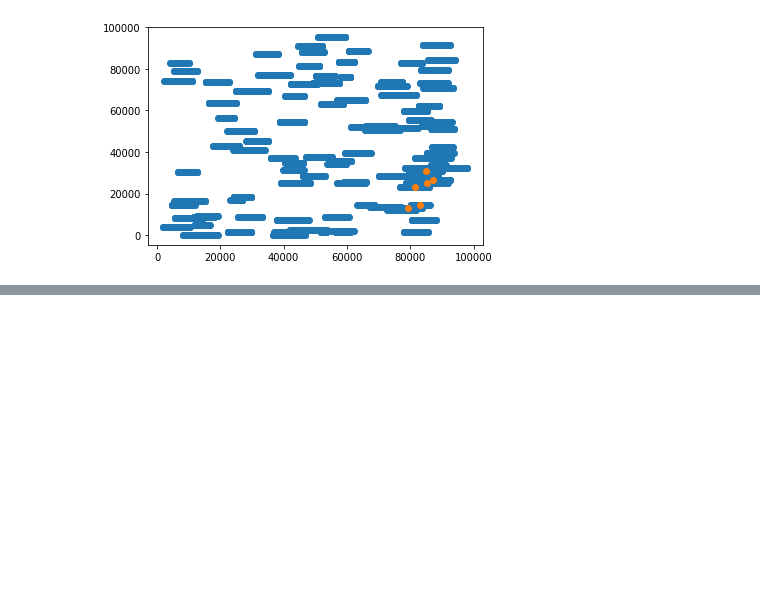
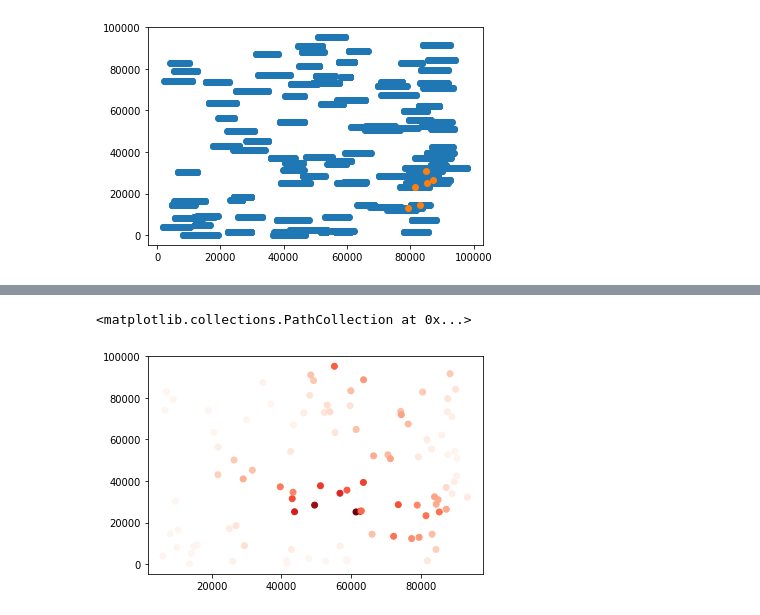
Before and after one commit to fang-helen/Final-Project-FRI, a Jupyter notebook: Final Project FRI.ipynb, the cells around one changed output, grey strips where cells are left out. Saved outputs shown, nothing was run; the diff lists cells and outputs as text; code cells hidden in the pictures; blank space fills up the shorter version.

```diff
--- a/Final Project FRI.ipynb
+++ b/Final Project FRI.ipynb
@@ -248,0 +268,40 @@ plt.scatter(easting, northing, c = oilSat, cmap = "Reds")
+# %%
+# Marco and I assume H is thickness
+# E prime = E / (1 - v**2)
+# w = (2H / E prime) * p
+# w * L = A
+# then grab OOIP and RR for wells :)
+def ePrime(E, v):
+    return E / (1 - (v ** 2))
+E = []
+for name in df['well name'].values:
+    index = list(df['well name'].values).index(name)
+    E.append(ePrime(df.iloc[index]["average youngs modulus"], df.iloc[index]["average poissons ratio"]))
+df['average plane strain'] = E
+# %%
+def width(H, E, P):
+    return ((2 * H * P) / E)
+W = []
+for name in df['well name'].values:
+    index = list(df['well name'].values).index(name)
+    W.append(width(df.iloc[index]["average thickness"], df.iloc[index]["average plane strain"], df.iloc[index]['average pressure (Pa)']))
+df['average width'] = W
+A = []
+for name in df['well name'].values:
+    index = list(df['well name'].values).index(name)
+    A.append(df.iloc[index]['average width'] *df.iloc[index]['length of well'])
+df['area'] = A
+# %%
+def OOIP(A, H, P, O):
+    return 7758 * A * H * P * O / (1.6 * 43560)
+ooip = []
+for name in df['well name'].values:
+    index = list(df['well name'].values).index(name)
+    ooip.append(OOIP(df.iloc[index]["area"], df.iloc[index]["average thickness"], df.iloc[index]['average porosity'], df.iloc[index]['average oil saturation']))
+df['OOIP'] = ooip
+# %%
+rr = []
+for name in df['well name'].values:
+    index = list(df['well name'].values).index(name)
+    rr.append(df.iloc[index]["OOIP"] * df.iloc[index]["recovery factor"])
+df['recoverable reserves'] = rr
@@ -248,0 +328,5 @@ plt.scatter(easting, northing, c = oilSat, cmap = "Reds")
+# %%
+plt.scatter(df['average easting'], df['average northing'], c = df['OOIP'], cmap = "Reds")
+# %% [output]
+<matplotlib.collections.PathCollection at 0x...>
+[figure, added]
```
Also changed, not shown: parts of 5 cells of this notebook.
